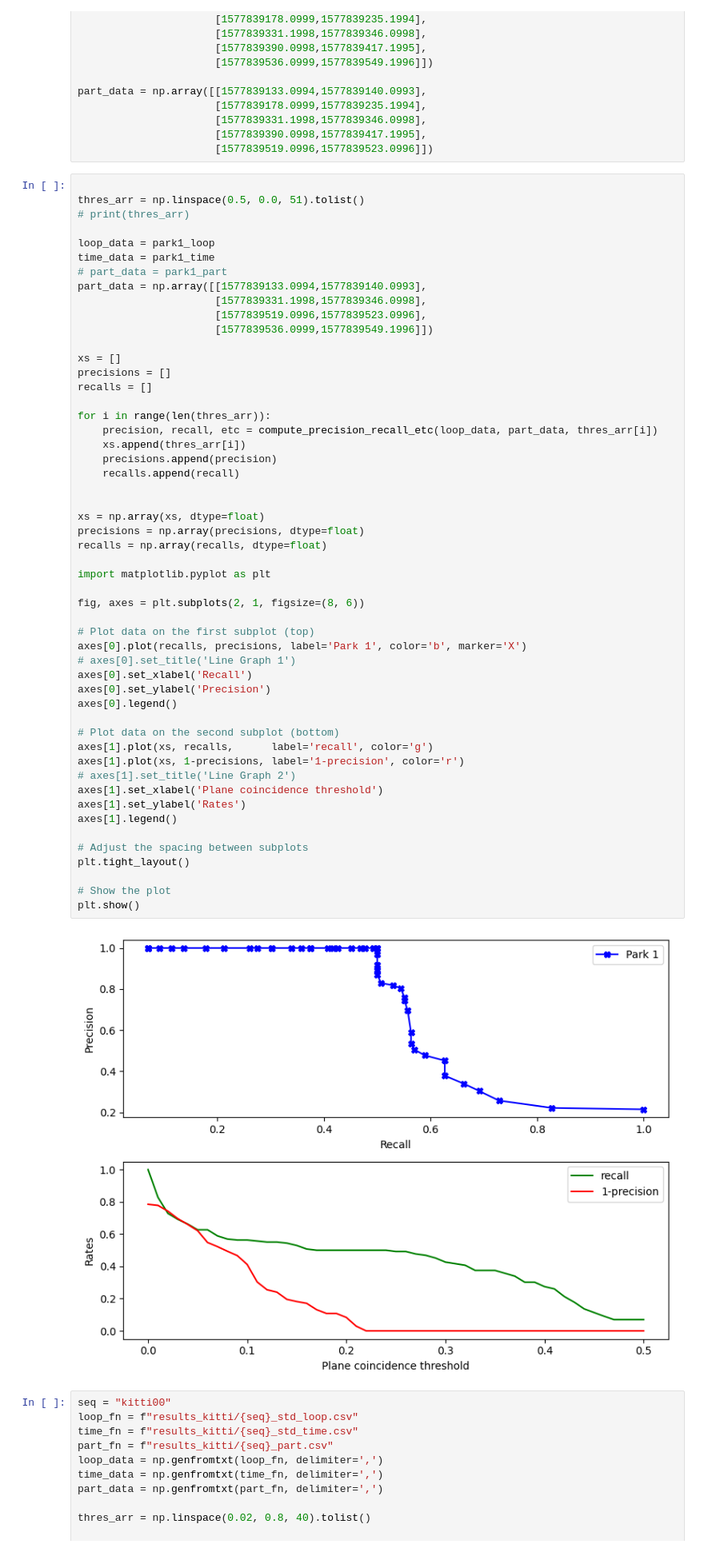
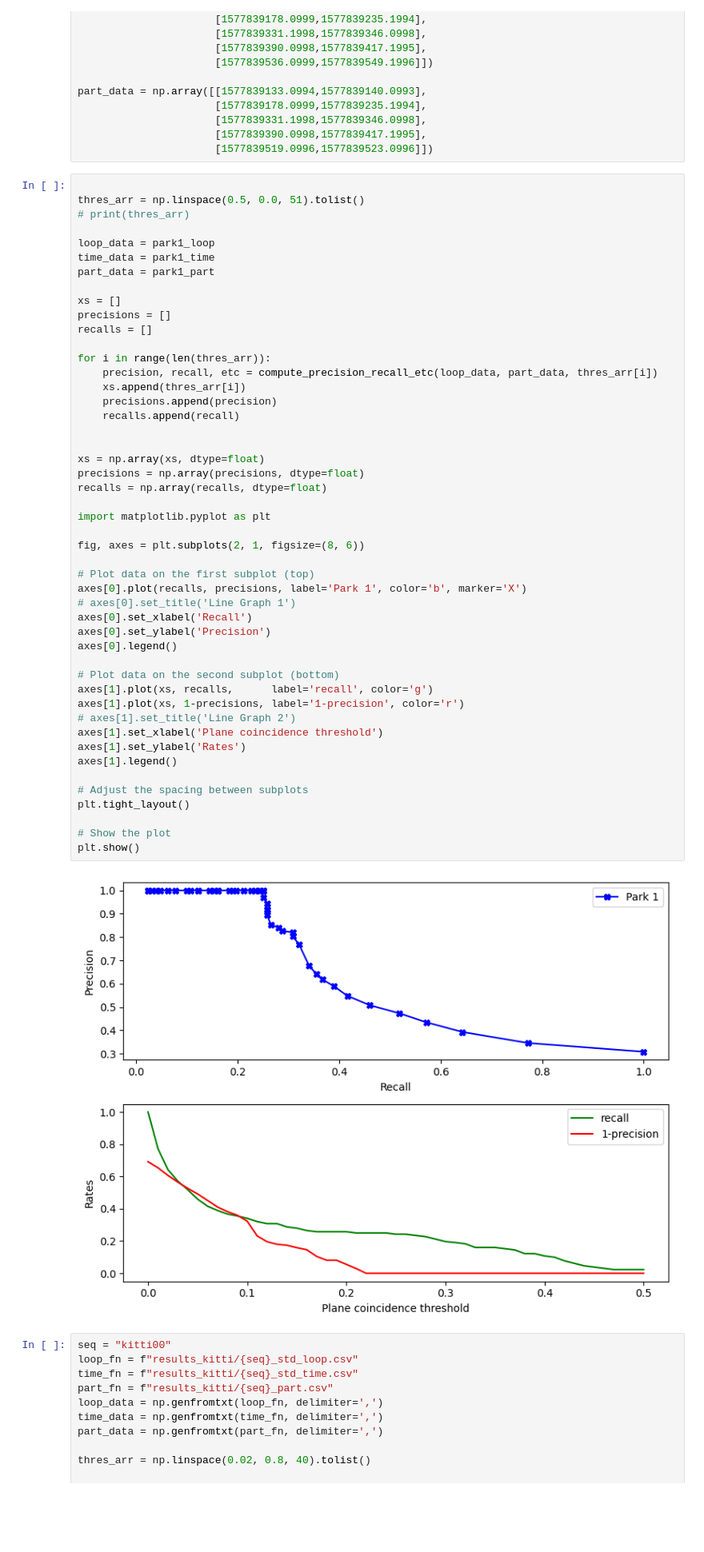
Before and after one commit to ChanWoo25/cw-eval-tools, a Jupyter notebook: eval_std/eval.ipynb, the cells around one changed output. Shown at 80% size. Drawn from its saved outputs; the diff is of its cells as text; blank space fills up the shorter version.

```diff
--- a/eval_std/eval.ipynb
+++ b/eval_std/eval.ipynb
@@ -234,11 +234,7 @@ thres_arr = np.linspace(0.5, 0.0, 51).tolist()
 
 loop_data = park1_loop
 time_data = park1_time
-# part_data = park1_part
-part_data = np.array([[1577839133.0994,1577839140.0993],
-                      [1577839331.1998,1577839346.0998],
-                      [1577839519.0996,1577839523.0996],
-                      [1577839536.0999,1577839549.1996]])
+part_data = park1_part
 
 xs = []
 precisions = []
@@ -253,34 +249,34 @@ for i in range(len(thres_arr)):
 
 xs = np.array(xs, dtype=float)
 precisions = np.array(precisions, dtype=float)
 recalls = np.array(recalls, dtype=float)
 
 import matplotlib.pyplot as plt
 
 fig, axes = plt.subplots(2, 1, figsize=(8, 6))
 
 # Plot data on the first subplot (top)
 axes[0].plot(recalls, precisions, label='Park 1', color='b', marker='X')
 # axes[0].set_title('Line Graph 1')
 axes[0].set_xlabel('Recall')
 axes[0].set_ylabel('Precision')
 axes[0].legend()
 
 # Plot data on the second subplot (bottom)
 axes[1].plot(xs, recalls,      label='recall', color='g')
 axes[1].plot(xs, 1-precisions, label='1-precision', color='r')
 # axes[1].set_title('Line Graph 2')
 axes[1].set_xlabel('Plane coincidence threshold')
 axes[1].set_ylabel('Rates')
 axes[1].legend()
 
 # Adjust the spacing between subplots
 plt.tight_layout()
 
 # Show the plot
 plt.show()
 # %% [output]
-[figure, old version]
+[figure, new version]
 # %%
 seq = "kitti00"
 loop_fn = f"results_kitti/{seq}_std_loop.csv"
```
